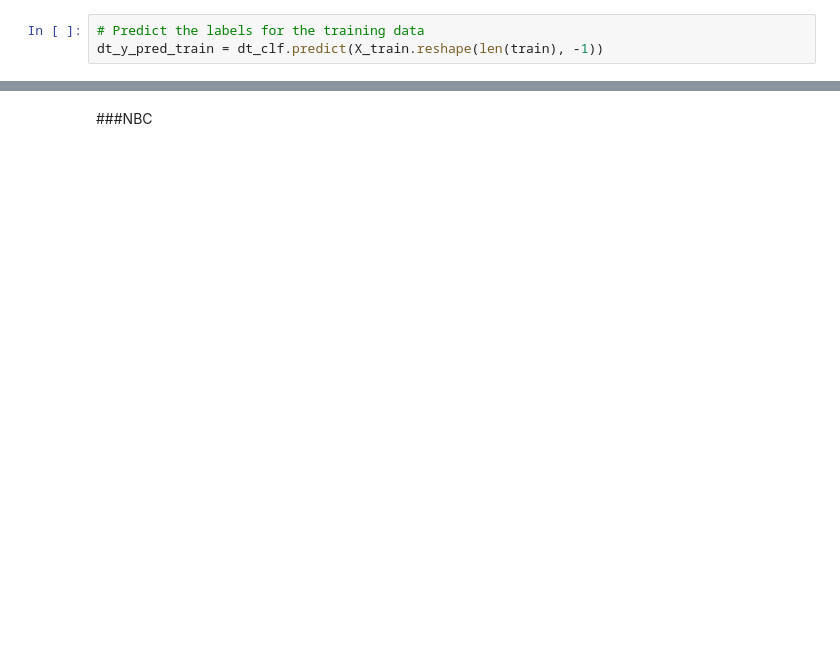
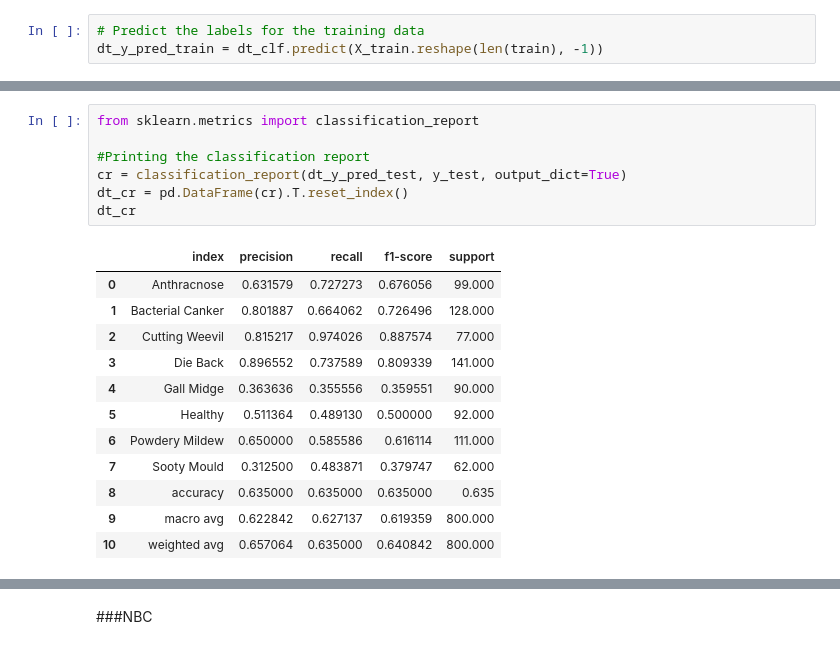
Before and after one commit to mayukhathumiki876/Maongo-Leaf-Disease-Image-Classification, a Jupyter notebook: Main_Project.ipynb, the cells around one changed output, grey strips where cells are left out. Cells and saved outputs as stored; diff of their text form; blank space fills up the shorter version.

```diff
--- a/Main_Project.ipynb
+++ b/Main_Project.ipynb
@@ -586,0 +565,20 @@ Test accuracy: 0.69875
+# %%
+from sklearn.metrics import classification_report
+
+#Printing the classification report
+cr = classification_report(dt_y_pred_test, y_test, output_dict=True)
+dt_cr = pd.DataFrame(cr).T.reset_index()
+dt_cr
+# %% [output]
+|  | index | precision | recall | f1-score | support |
+| 0 | Anthracnose | 0.631579 | 0.727273 | 0.676056 | 99.000 |
+| 1 | Bacterial Canker | 0.801887 | 0.664062 | 0.726496 | 128.000 |
+| 2 | Cutting Weevil | 0.815217 | 0.974026 | 0.887574 | 77.000 |
+| 3 | Die Back | 0.896552 | 0.737589 | 0.809339 | 141.000 |
+| 4 | Gall Midge | 0.363636 | 0.355556 | 0.359551 | 90.000 |
+| 5 | Healthy | 0.511364 | 0.489130 | 0.500000 | 92.000 |
+| 6 | Powdery Mildew | 0.650000 | 0.585586 | 0.616114 | 111.000 |
+| 7 | Sooty Mould | 0.312500 | 0.483871 | 0.379747 | 62.000 |
+| 8 | accuracy | 0.635000 | 0.635000 | 0.635000 | 0.635 |
+| 9 | macro avg | 0.622842 | 0.627137 | 0.619359 | 800.000 |
+| 10 | weighted avg | 0.657064 | 0.635000 | 0.640842 | 800.000 |
```
Also changed, not shown: parts of 46 cells of this notebook.
